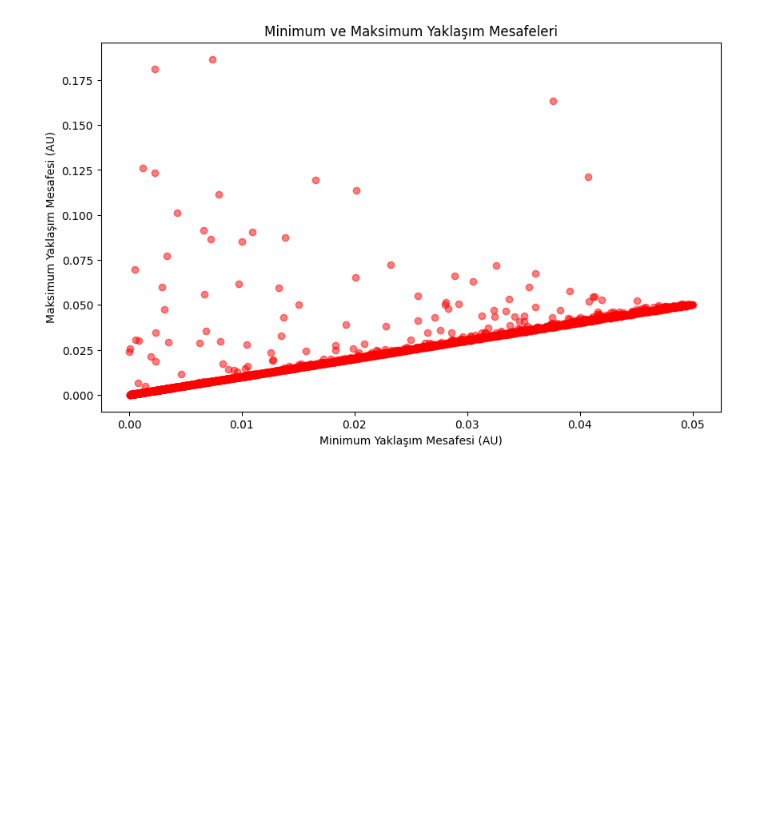
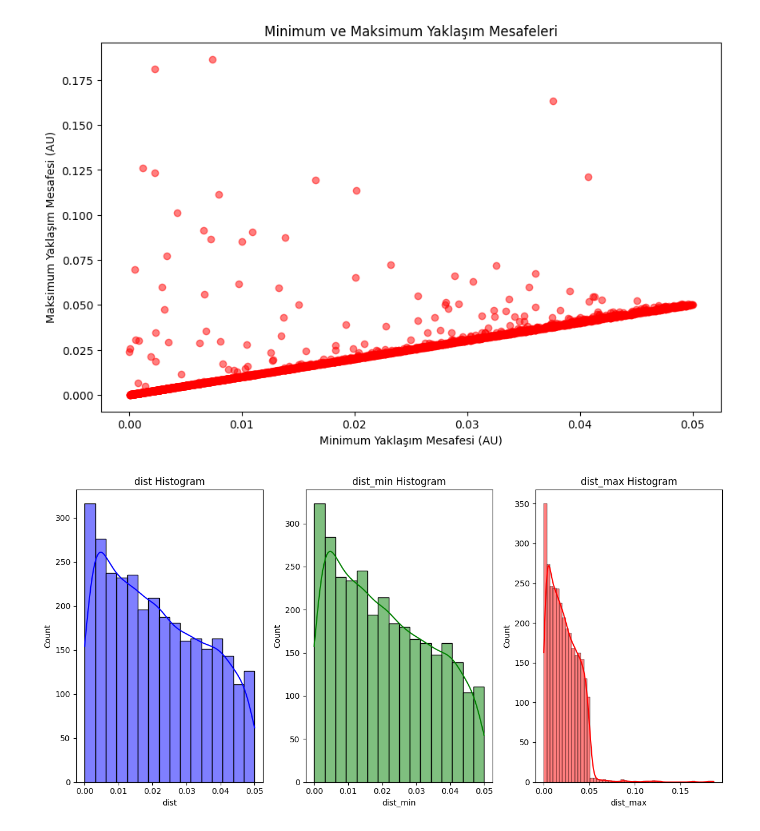
Before and after one commit to SeherKumsar/API-Project, a Jupyter notebook: data-analysis.ipynb, the cells around one changed output. Saved outputs shown, nothing was run; the diff lists cells and outputs as text; code cells hidden in the pictures; blank space fills up the shorter version.

```diff
--- a/data-analysis.ipynb
+++ b/data-analysis.ipynb
@@ -105,3 +106,22 @@ plt.ylabel('Maksimum Yaklaşım Mesafesi (AU)')
 plt.show()
 # %% [output]
 [figure]
+# %%
+# Histogramları görselleştir
+plt.figure(figsize=(12, 6))
+plt.subplot(1, 3, 1)
+sns.histplot(df_closes_approach['dist'], kde=True, color='blue')
+plt.title('dist Histogram')
+
+plt.subplot(1, 3, 2)
+sns.histplot(df_closes_approach['dist_min'], kde=True, color='green')
+plt.title('dist_min Histogram')
+
+plt.subplot(1, 3, 3)
+sns.histplot(df_closes_approach['dist_max'], kde=True, color='red')
+plt.title('dist_max Histogram')
+
+plt.tight_layout()
+plt.show()
+# %% [output]
+[figure, added]
```
Also changed, not shown: parts of 3 cells of this notebook.
